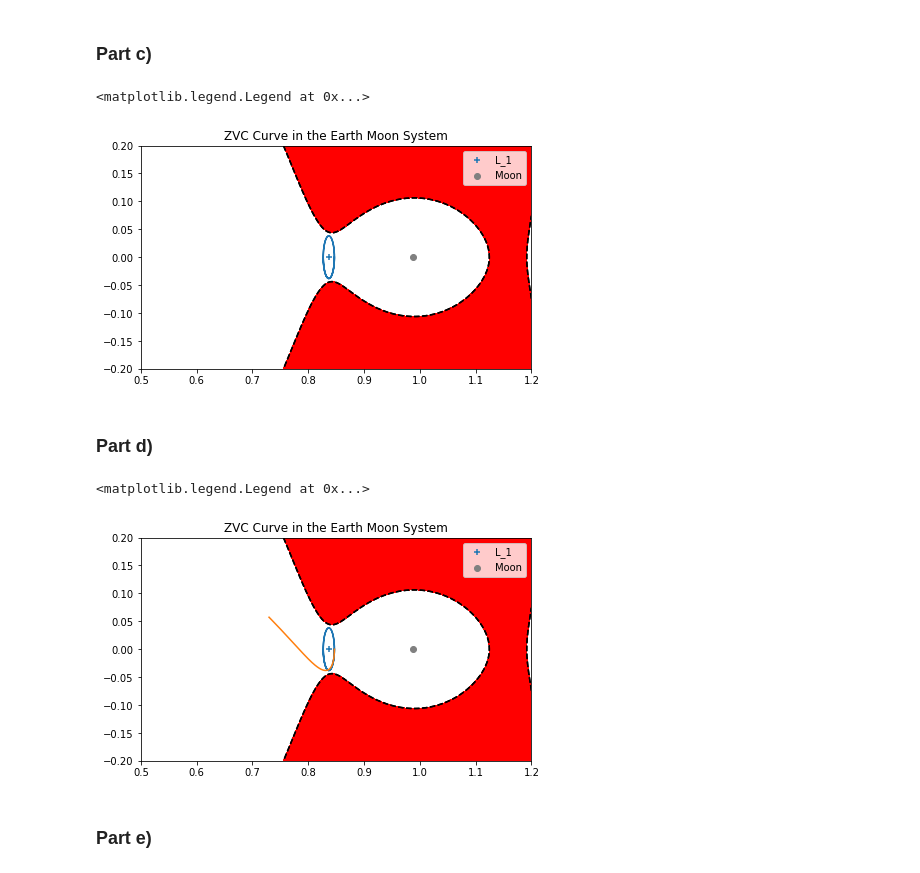
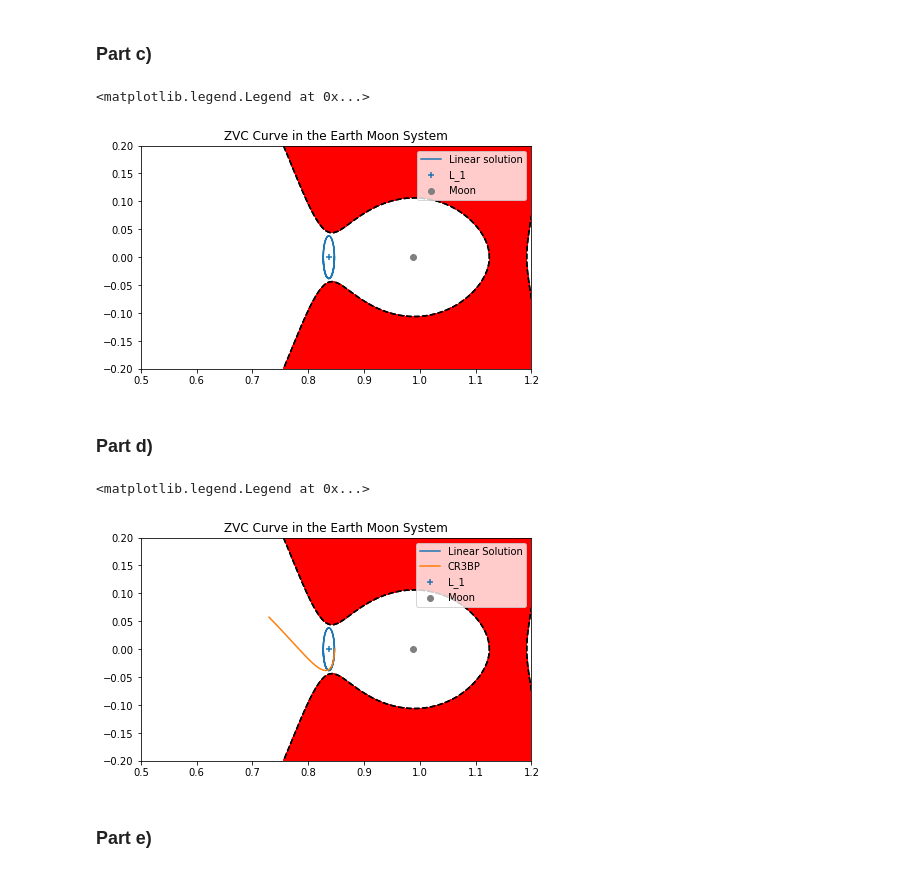
Before and after one commit to prabhu8/Advanced-Orbital-Mechanics, a Jupyter notebook: PSC/PSC3.ipynb, the cells around one changed output. Cells and saved outputs as stored; diff of their text form; code cells hidden in the pictures.

Commit message:
contour label fixed

```diff
--- a/PSC/PSC3.ipynb
+++ b/PSC/PSC3.ipynb
@@ -88,38 +88,38 @@ C0 = pn.Jacobi_const(xi_0+L1, 0, 0, v, SS3.loc[system,'miu'])
 
 fig, axs = plt.subplots(nrows=1, ncols=1, figsize=(7,7))
 axs.contourf(X,Y, -C, levels = [-C0, -C0+10**-12], extend = 'max', cmap = 'rainbow')
-axs.contour(X,Y, -C, levels = [-C0, -C0+10**-12], colors='black', label='ZVC')
+axs.contour(X,Y, -C, levels = [-C0, -C0+10**-12], colors='black')
 axs.scatter([L1],[0], marker="+", label = 'L_1')
 axs.scatter(1-SS3.loc[system, 'miu'],0, marker='o', color='grey', label='Moon')
-axs.plot(lin.y[0,:]+L1, lin.y[1,:])
+axs.plot(lin.y[0,:]+L1, lin.y[1,:], label='Linear solution')
 axs.set_aspect('equal', 'box')
 axs.set_title('ZVC Curve in the Earth Moon System')
 axs.legend()
 # %% [output]
 <matplotlib.legend.Legend at 0x...>
-[figure, old version]
+[figure, new version]
 # %% [markdown]
 ### Part d)
 # %%
 t_span = [0, 1.5]
 
 IC = np.append([L1+xi_0, eta_0, zeta_0], [xi_dot_0, eta_dot_0, zeta_dot_0])
 non_lin = solve_ivp(lambda t, x: pn.cr3bp_df(t, x, SS3.loc[system,'miu']), t_span , IC, method='RK45',
                     rtol=10**-12, atol=10**-16)
 
 fig, axs = plt.subplots(nrows=1, ncols=1, figsize=(7,7))
 axs.contourf(X,Y, -C, levels = [-C0, -C0+10**-12], extend = 'max', cmap = 'rainbow')
-axs.contour(X,Y, -C, levels = [-C0, -C0+10**-12], colors='black', label='ZVC')
+axs.contour(X,Y, -C, levels = [-C0, -C0+10**-12], colors='black')
 axs.scatter([L1],[0], marker="+", label = 'L_1')
 axs.scatter(1-SS3.loc[system, 'miu'],0, marker='o', color='grey', label='Moon')
-axs.plot(lin.y[0,:]+L1, lin.y[1,:])
-axs.plot(non_lin.y[0,:], non_lin.y[1,:])
+axs.plot(lin.y[0,:]+L1, lin.y[1,:], label='Linear Solution')
+axs.plot(non_lin.y[0,:], non_lin.y[1,:], label='CR3BP')
 axs.set_aspect('equal', 'box')
 axs.set_title('ZVC Curve in the Earth Moon System')
 axs.legend()
 # %% [output]
 <matplotlib.legend.Legend at 0x...>
-[figure, old version]
+[figure, new version]
 # %% [markdown]
 ### Part e)
 # %%
```
Also changed, not shown: parts of 1 cell of this notebook.
